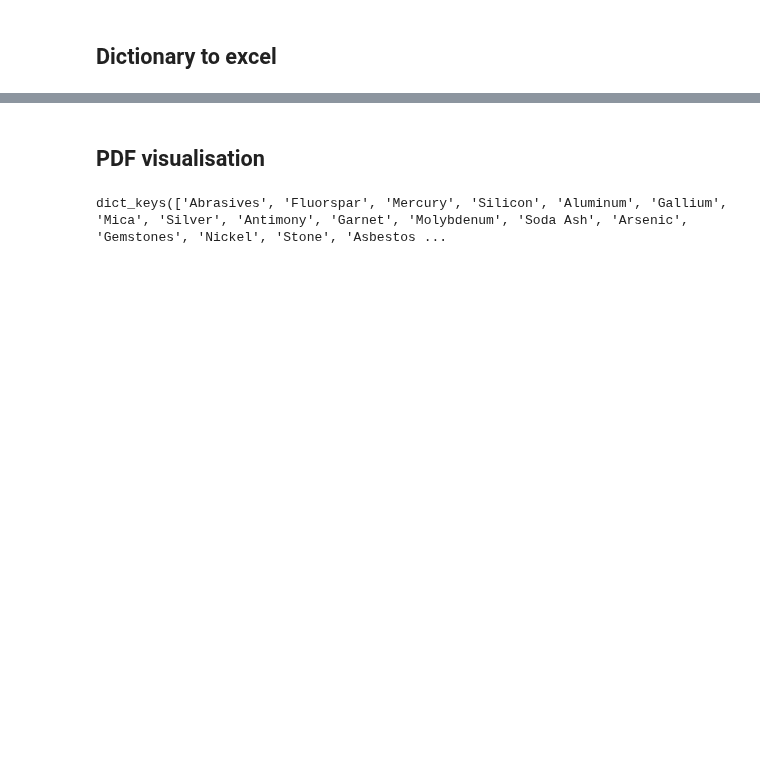
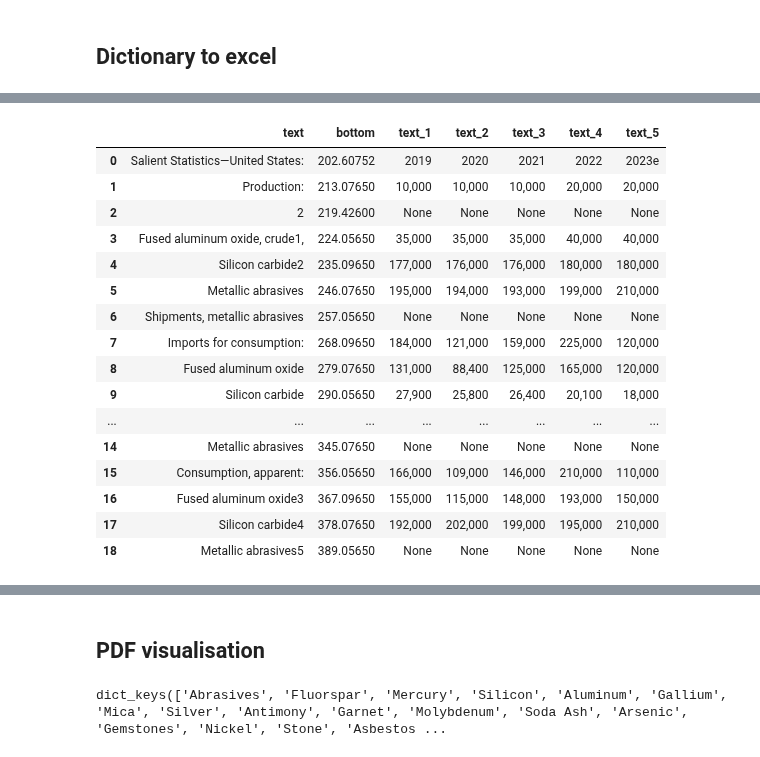
Before and after one commit to Yassmine2020/MaterialRisksSimulation, a Jupyter notebook: test_usgs/main_test_utils.ipynb, the cells around one changed output, grey strips where cells are left out. Cells and saved outputs as stored; diff of their text form; code cells hidden in the pictures; blank space fills up the shorter version.

Commit message:
return bdf with selected data ✅

```diff
--- a/test_usgs/main_test_utils.ipynb
+++ b/test_usgs/main_test_utils.ipynb
@@ -438,0 +429,28 @@ for material in list(scraping_base.keys()):
+# %%
+for material in list(scraping_base.keys()):
+  scraping_base[material]['tables'] = []
+# %%
+for material in list(scraping_base.keys()):
+    if isinstance(scraping_base[material]['tables'], pd.DataFrame):
+        scraping_base[material]['tables'] = scraping_base[material]['tables'].to_dict(orient='records')
+    else:
+        scraping_base[material]['tables'] = []
+
+    selected_ps, contents = scraping_base[material]['pages_num'], scraping_base[material]['pages_content']
+    i = 0
+
+    for selected_p in selected_ps:
+        content = contents[i]
+        i += 1
+        result = extract_table(selected_p - 1, content)
+        if result is None or len(result[0]) == 0:
+            continue
+
+        list_of_table_df, list_of_bbox, page, imaaa = result
+        table_dfs = table_to_df(list_of_table_df)
+        if not table_dfs:
+            continue
+
+        for table_df, bbox in zip(table_dfs, list_of_bbox):
+            table = table_df.sort_values('bottom')
+            scraping_base[material]['tables'].append((table.to_dict(orient='records'), bbox, page))
@@ -478,6 +516,26 @@ scraping_base['Abrasives']['remarks']
 | 1 | (Data in metric tons unless other... | 201.24102 | 410.79930 | 71.05842 | 81.07842 | None | True | 10.02 | 192.948126 | ltr | 34 |
 | 2 | (Fused aluminum oxide, silicon ca... | 165.66000 | 446.40036 | 60.07650 | 70.09650 | None | True | 10.02 | 261.537030 | ltr | 34 |
 | 3 | (Data in metric tons unless other... | 201.24102 | 410.79930 | 71.05842 | 81.07842 | None | True | 10.02 | 192.948126 | ltr | 34 |
+# %%
+scraping_base['Abrasives']['tables'][0][0]
+# %% [output]
+|  | text | bottom | text_1 | text_2 | text_3 | text_4 | text_5 |
+| 0 | Salient Statistics—United States: | 202.60752 | 2019 | 2020 | 2021 | 2022 | 2023e |
+| 1 | Production: | 213.07650 | 10,000 | 10,000 | 10,000 | 20,000 | 20,000 |
+| 2 | 2 | 219.42600 | None | None | None | None | None |
+| 3 | Fused aluminum oxide, crude1, | 224.05650 | 35,000 | 35,000 | 35,000 | 40,000 | 40,000 |
+| 4 | Silicon carbide2 | 235.09650 | 177,000 | 176,000 | 176,000 | 180,000 | 180,000 |
+| 5 | Metallic abrasives | 246.07650 | 195,000 | 194,000 | 193,000 | 199,000 | 210,000 |
+| 6 | Shipments, metallic abrasives | 257.05650 | None | None | None | None | None |
+| 7 | Imports for consumption: | 268.09650 | 184,000 | 121,000 | 159,000 | 225,000 | 120,000 |
+| 8 | Fused aluminum oxide | 279.07650 | 131,000 | 88,400 | 125,000 | 165,000 | 120,000 |
+| 9 | Silicon carbide | 290.05650 | 27,900 | 25,800 | 26,400 | 20,100 | 18,000 |
+| ... | ... | ... | ... | ... | ... | ... | ... |
+| 14 | Metallic abrasives | 345.07650 | None | None | None | None | None |
+| 15 | Consumption, apparent: | 356.05650 | 166,000 | 109,000 | 146,000 | 210,000 | 110,000 |
+| 16 | Fused aluminum oxide3 | 367.09650 | 155,000 | 115,000 | 148,000 | 193,000 | 150,000 |
+| 17 | Silicon carbide4 | 378.07650 | 192,000 | 202,000 | 199,000 | 195,000 | 210,000 |
+| 18 | Metallic abrasives5 | 389.05650 | None | None | None | None | None |
 # %%
 with pd.ExcelWriter('output.xlsx', engine='openpyxl') as writer:
     for material, data in scraping_base.items():
```
Also changed, not shown: parts of 7 cells of this notebook, 4 other files.
